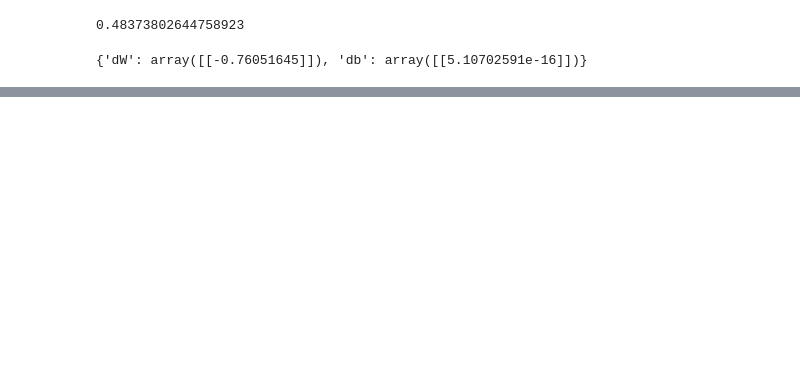
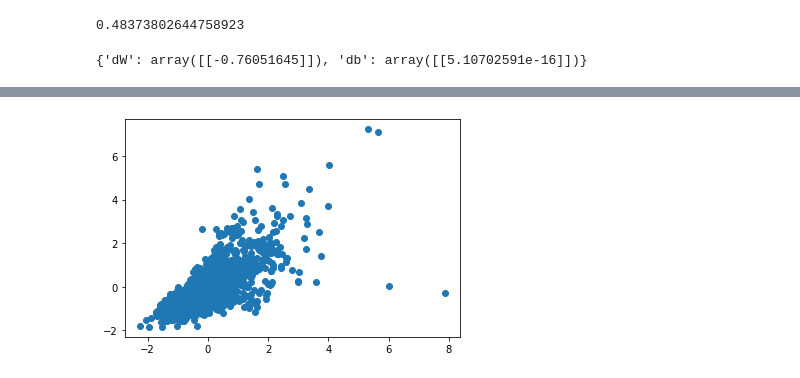
Before and after one commit to AbanoubYounan/Build-Linear-Regression-Model-from-Scratch, a Jupyter notebook: Linear Regression from Scratch.ipynb, the cells around one changed output, grey strips where cells are left out. Drawn from its saved outputs; the diff is of its cells as text; code cells hidden in the pictures; blank space fills up the shorter version.

```diff
--- a/Linear Regression from Scratch.ipynb
+++ b/Linear Regression from Scratch.ipynb
@@ -142,0 +206,5 @@ cost in iteration # 100 = 0.2350192808865722
+# %%
+plt.scatter(x=X_house_norm['GrLivArea'], y=Y_house_norm)
+plt.show()
+# %% [output]
+[figure, added]
```
Also changed, not shown: parts of 18 cells of this notebook, 1 other file.
